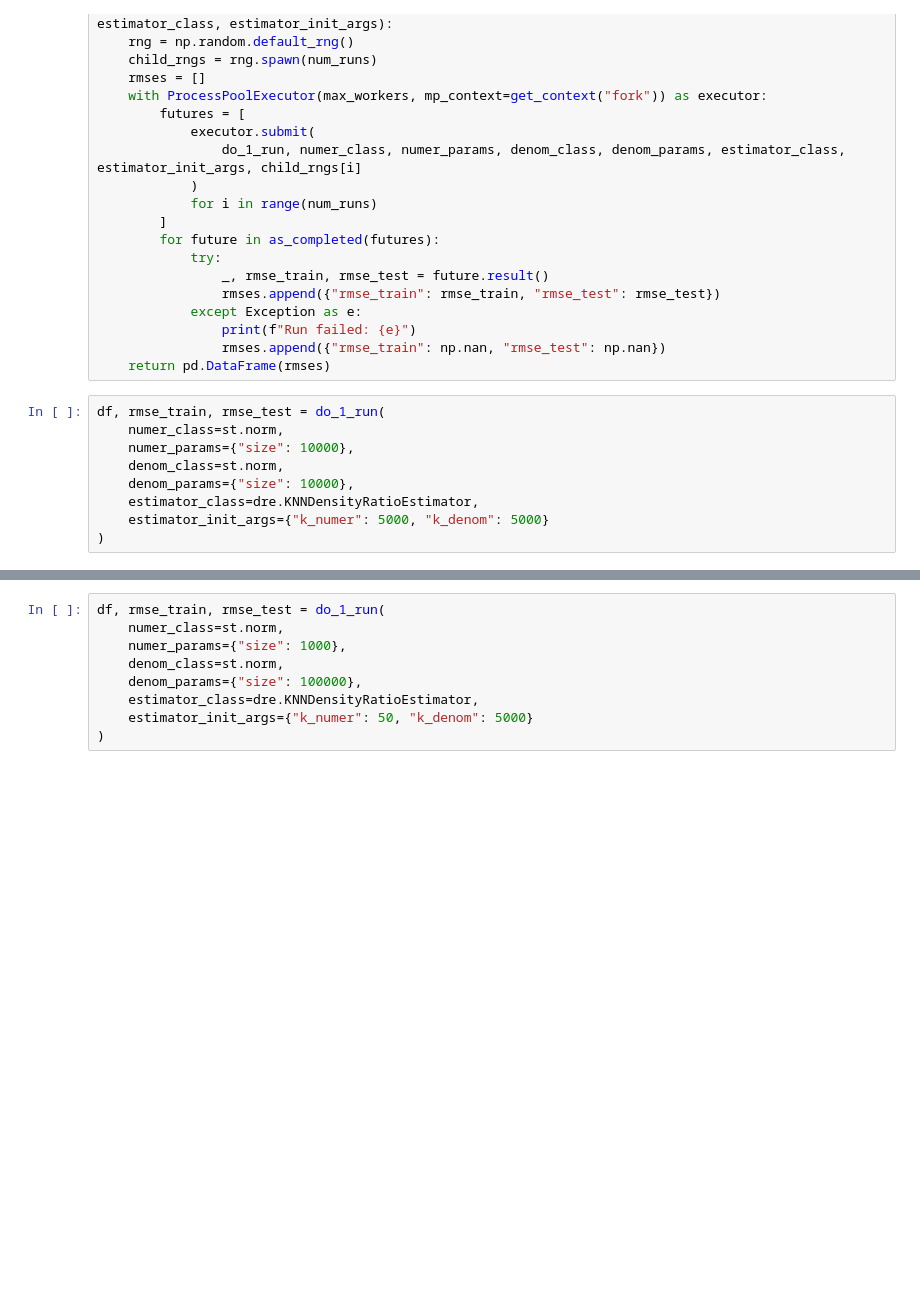
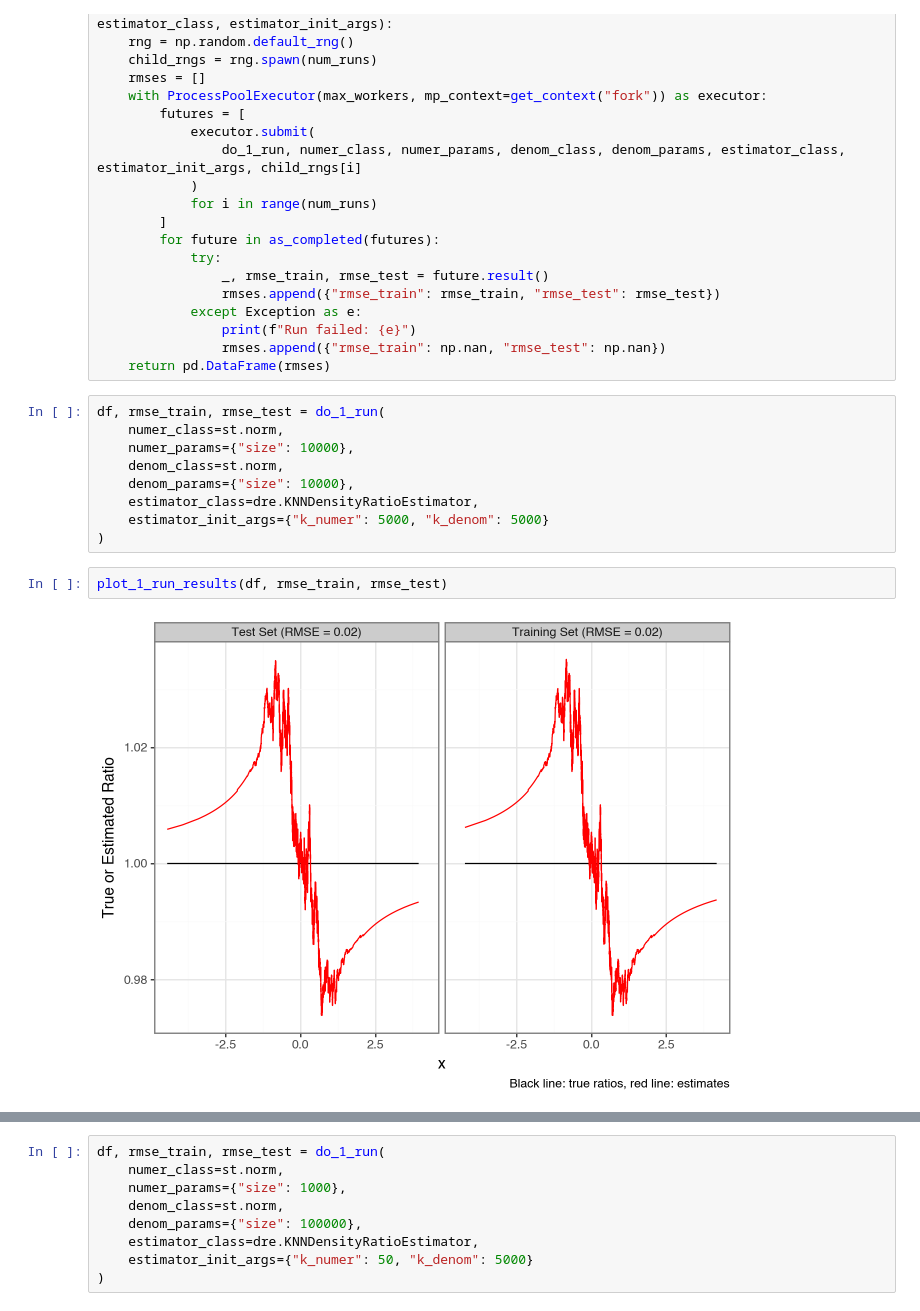
Before and after one commit to victorverma/density_ratio_estimation, a Jupyter notebook: notebooks/tests.ipynb, the cells around one changed output, grey strips where cells are left out. Saved outputs shown, nothing was run; the diff lists cells and outputs as text; blank space fills up the shorter version.

```diff
--- a/notebooks/tests.ipynb
+++ b/notebooks/tests.ipynb
@@ -94,3 +95,7 @@ df, rmse_train, rmse_test = do_1_run(
     estimator_class=dre.KNNDensityRatioEstimator,
     estimator_init_args={"k_numer": 5000, "k_denom": 5000}
 )
+# %%
+plot_1_run_results(df, rmse_train, rmse_test)
+# %% [output]
+[figure, added]
```
Also changed, not shown: parts of 13 cells of this notebook, 1 other file.
